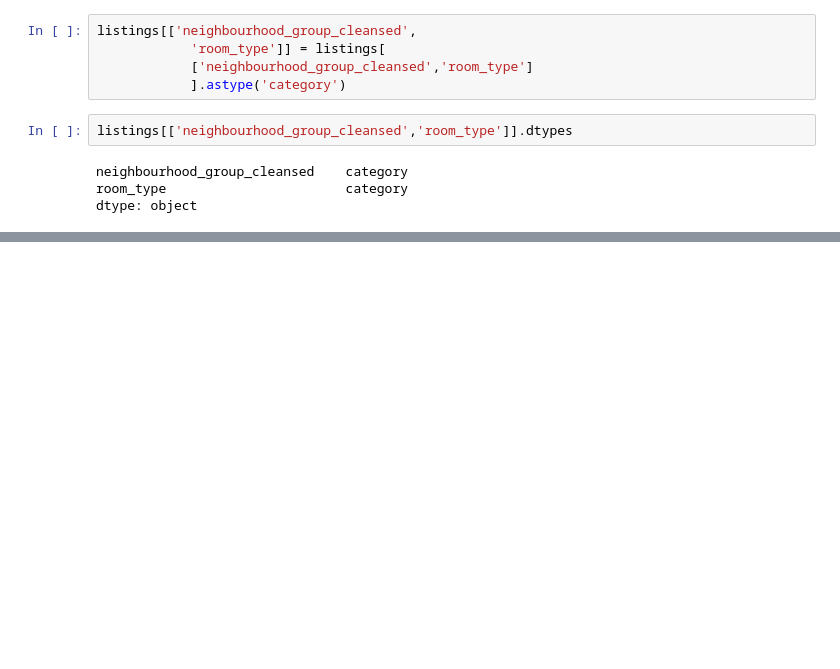
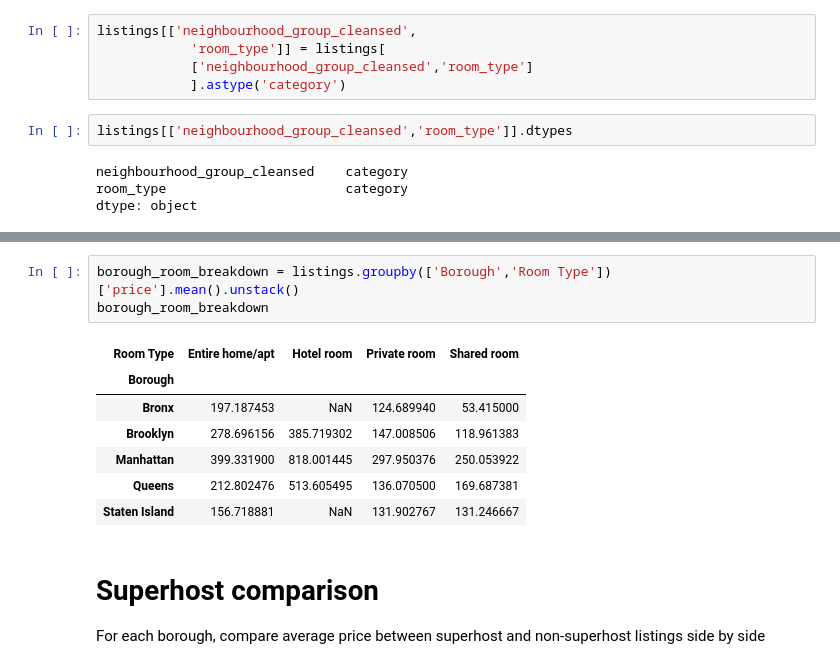
Before and after one commit to bluesparrow-bit/DataPlaygrounds, a Jupyter notebook: Data_Wrangling/airbnb-new-york-city.ipynb, the cells around one changed output, grey strips where cells are left out. Drawn from its saved outputs; the diff is of its cells as text; blank space fills up the shorter version.

```diff
--- a/Data_Wrangling/airbnb-new-york-city.ipynb
+++ b/Data_Wrangling/airbnb-new-york-city.ipynb
@@ -273,0 +368,14 @@ Add a column price_per_accommodate = price / accommodates, using your cleaned nu
+# %%
+borough_room_breakdown = listings.groupby(['Borough','Room Type'])['price'].mean().unstack()
+borough_room_breakdown
+# %% [output]
+| Room Type | Entire home/apt | Hotel room | Private room | Shared room |
+| Borough |  |  |  |  |
+| Bronx | 197.187453 | NaN | 124.689940 | 53.415000 |
+| Brooklyn | 278.696156 | 385.719302 | 147.008506 | 118.961383 |
+| Manhattan | 399.331900 | 818.001445 | 297.950376 | 250.053922 |
+| Queens | 212.802476 | 513.605495 | 136.070500 | 169.687381 |
+| Staten Island | 156.718881 | NaN | 131.902767 | 131.246667 |
+# %% [markdown]
+# Superhost comparison
+For each borough, compare average price between superhost and non-superhost listings side by side
```
Also changed, not shown: parts of 33 cells of this notebook, 1 other file.
